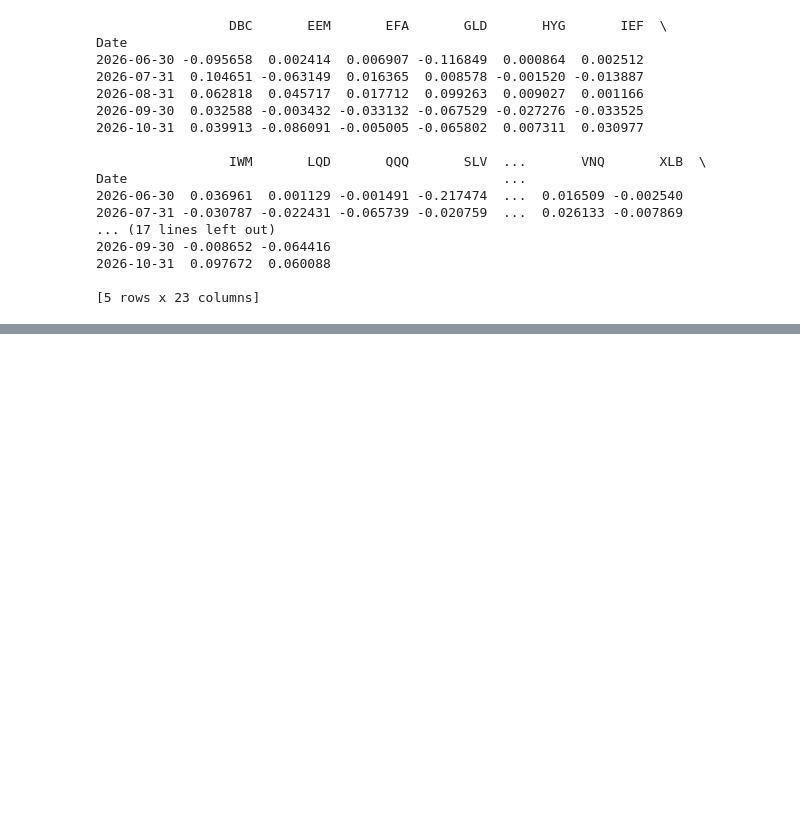
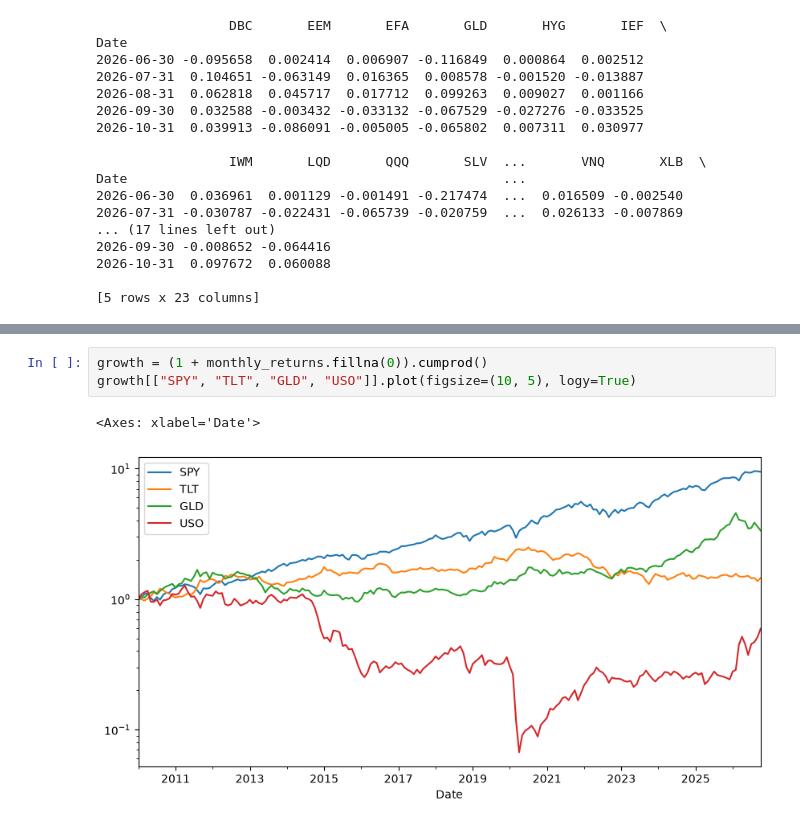
Before and after one commit to aayushthagunna94-spec/etf-momentum, a Jupyter notebook: notebooks/explore1.ipynb, the cells around one changed output, grey strips where cells are left out. Drawn from its saved outputs; the diff is of its cells as text; blank space fills up the shorter version.

```diff
--- a/notebooks/explore1.ipynb
+++ b/notebooks/explore1.ipynb
@@ -305,0 +164,6 @@ Date                                                ...
+# %%
+growth = (1 + monthly_returns.fillna(0)).cumprod()
+growth[["SPY", "TLT", "GLD", "USO"]].plot(figsize=(10, 5), logy=True)
+# %% [output]
+<Axes: xlabel='Date'>
+[figure, added]
```
Also changed, not shown: parts of 19 cells of this notebook.
